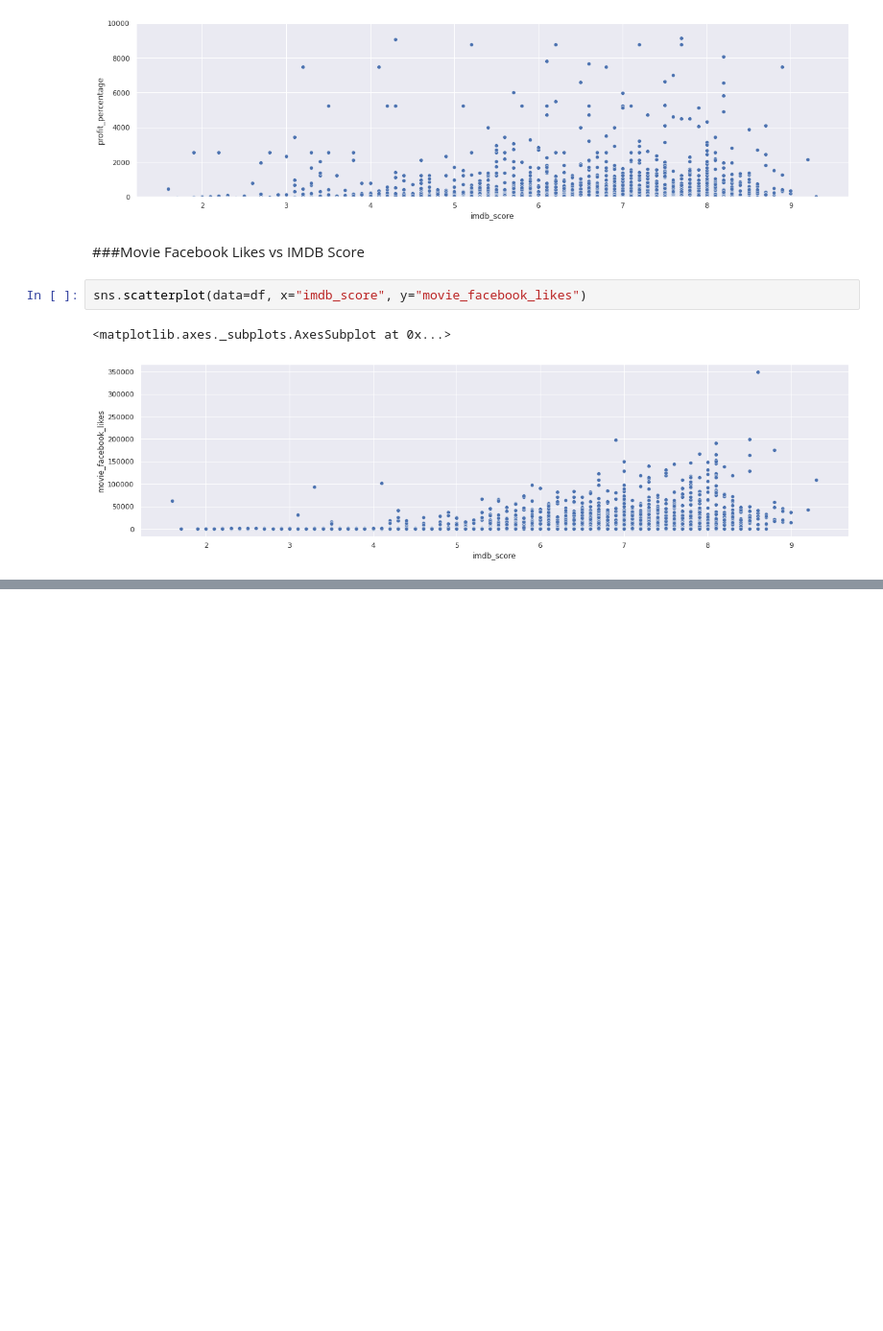
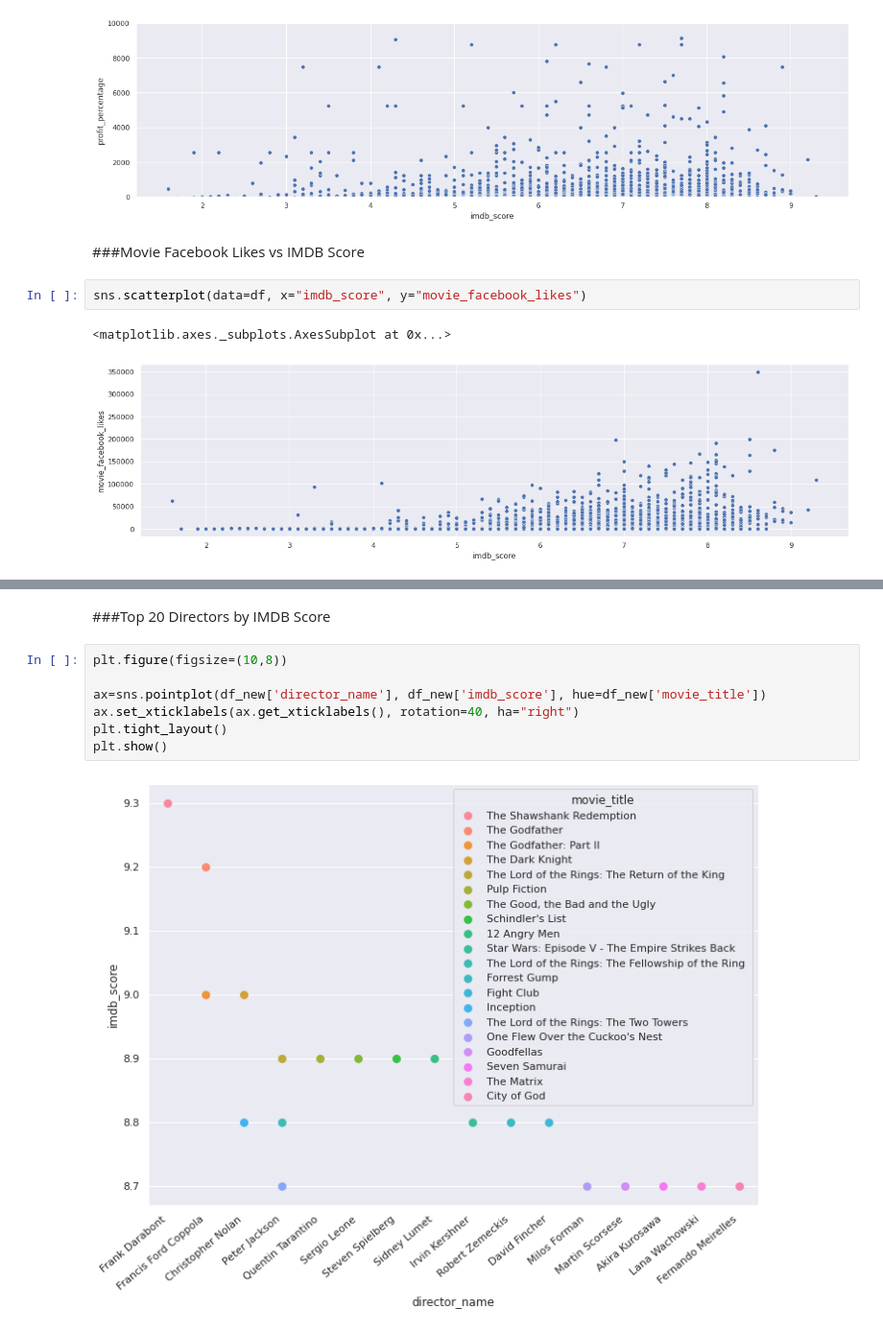
Before and after one commit to NBK-code/IMDB_Movie_Rating_Prediction, a Jupyter notebook: IMDB_mrp_Data_Visualizations.ipynb, the cells around one changed output, grey strips where cells are left out. Shown at 96% size. Drawn from its saved outputs; the diff is of its cells as text; blank space fills up the shorter version.

```diff
--- a/IMDB_mrp_Data_Visualizations.ipynb
+++ b/IMDB_mrp_Data_Visualizations.ipynb
@@ -131,0 +145,11 @@ sns.scatterplot(data=df, x="imdb_score", y="movie_facebook_likes")
+# %% [markdown]
+###Top 20 Directors by IMDB Score
+# %%
+plt.figure(figsize=(10,8))
+
+ax=sns.pointplot(df_new['director_name'], df_new['imdb_score'], hue=df_new['movie_title'])
+ax.set_xticklabels(ax.get_xticklabels(), rotation=40, ha="right")
+plt.tight_layout()
+plt.show()
+# %% [output]
+[figure, added]
```
Also changed, not shown: parts of 2 cells of this notebook.
